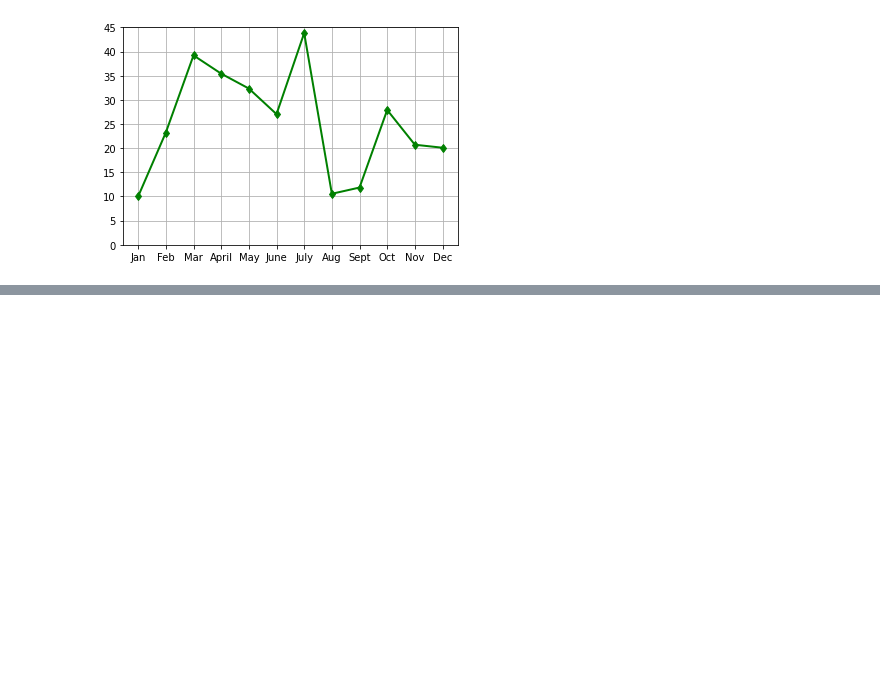
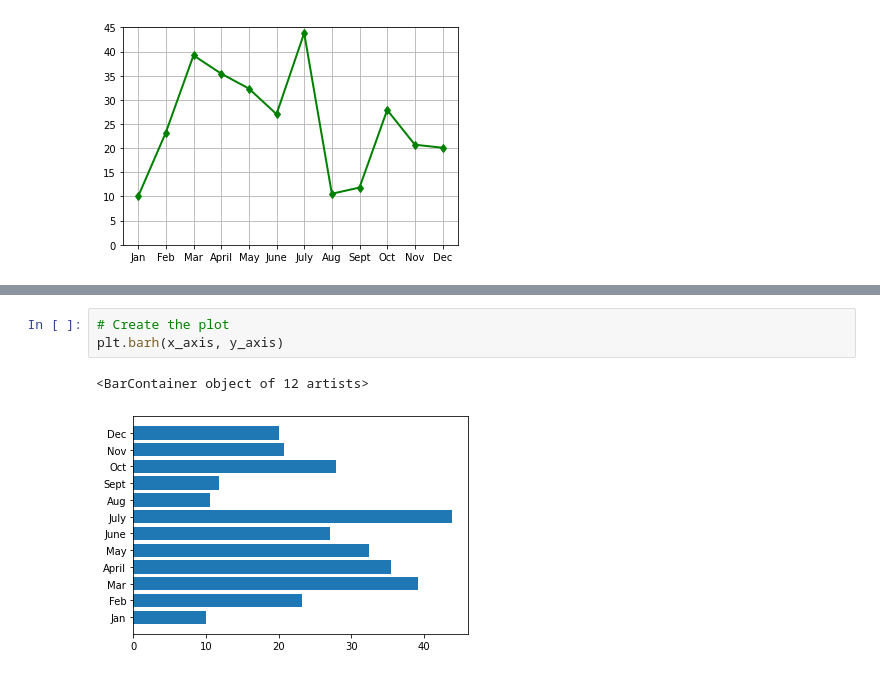
Before and after one commit to launica2303/PyBer_Analysis, a Jupyter notebook: matplotlib_practice.ipynb, the cells around one changed output, grey strips where cells are left out. Drawn from its saved outputs; the diff is of its cells as text; blank space fills up the shorter version.

```diff
--- a/matplotlib_practice.ipynb
+++ b/matplotlib_practice.ipynb
@@ -94,0 +120,6 @@ ax.legend('Boston')
+# %%
+# Create the plot
+plt.barh(x_axis, y_axis)
+# %% [output]
+<BarContainer object of 12 artists>
+[figure, added]
```
Also changed, not shown: parts of 11 cells of this notebook.
